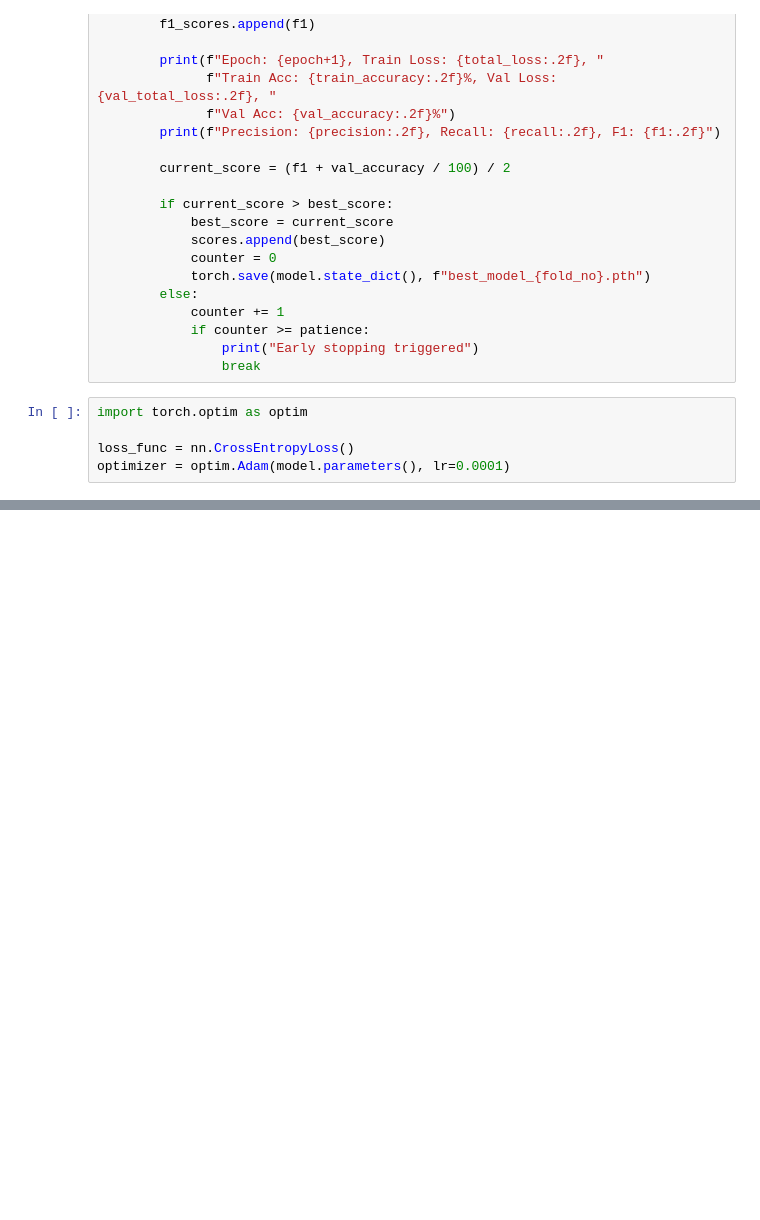
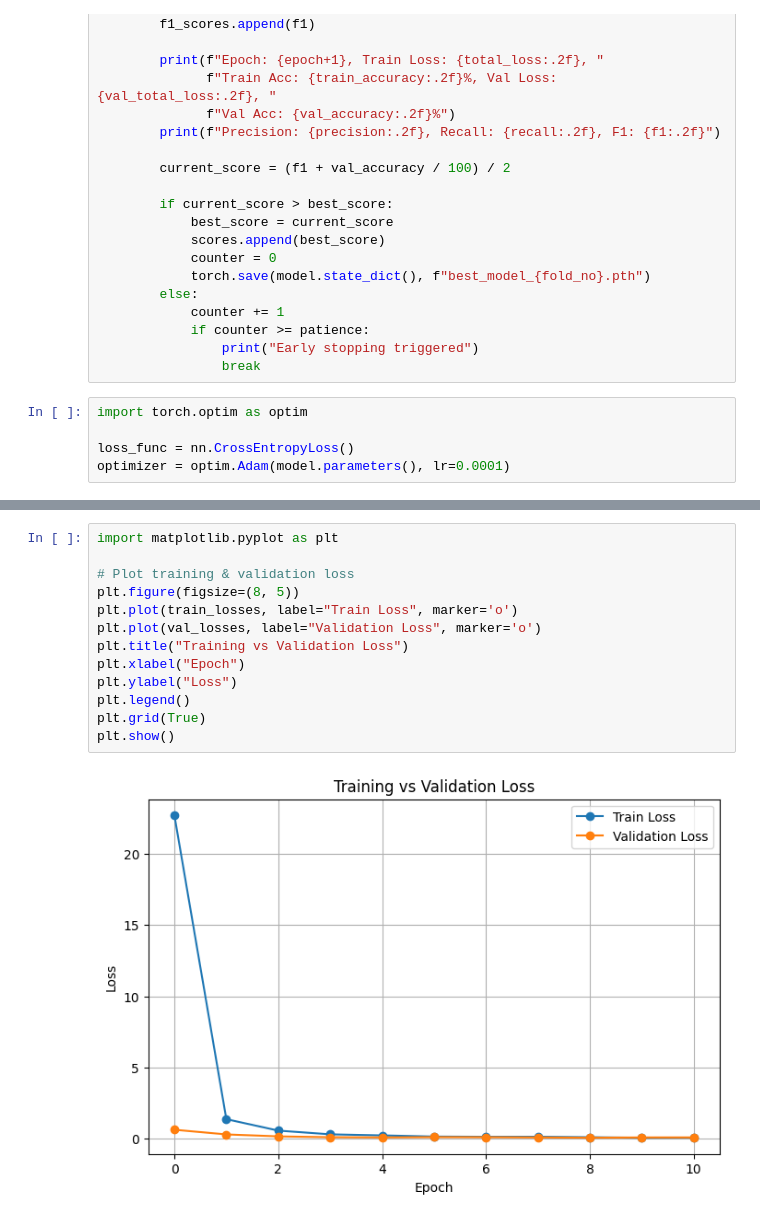
Before and after one commit to ramalahamir/Resnet_TESS, a Jupyter notebook: ResNet_TESS_Notebook.ipynb, the cells around one changed output, grey strips where cells are left out. Saved outputs shown, nothing was run; the diff lists cells and outputs as text; blank space fills up the shorter version.

```diff
--- a/ResNet_TESS_Notebook.ipynb
+++ b/ResNet_TESS_Notebook.ipynb
@@ -312,0 +317,15 @@ plt.show()
+# %%
+import matplotlib.pyplot as plt
+
+# Plot training & validation loss
+plt.figure(figsize=(8, 5))
+plt.plot(train_losses, label="Train Loss", marker='o')
+plt.plot(val_losses, label="Validation Loss", marker='o')
+plt.title("Training vs Validation Loss")
+plt.xlabel("Epoch")
+plt.ylabel("Loss")
+plt.legend()
+plt.grid(True)
+plt.show()
+# %% [output]
+[figure, added]
```
Also changed, not shown: parts of 11 cells of this notebook.
